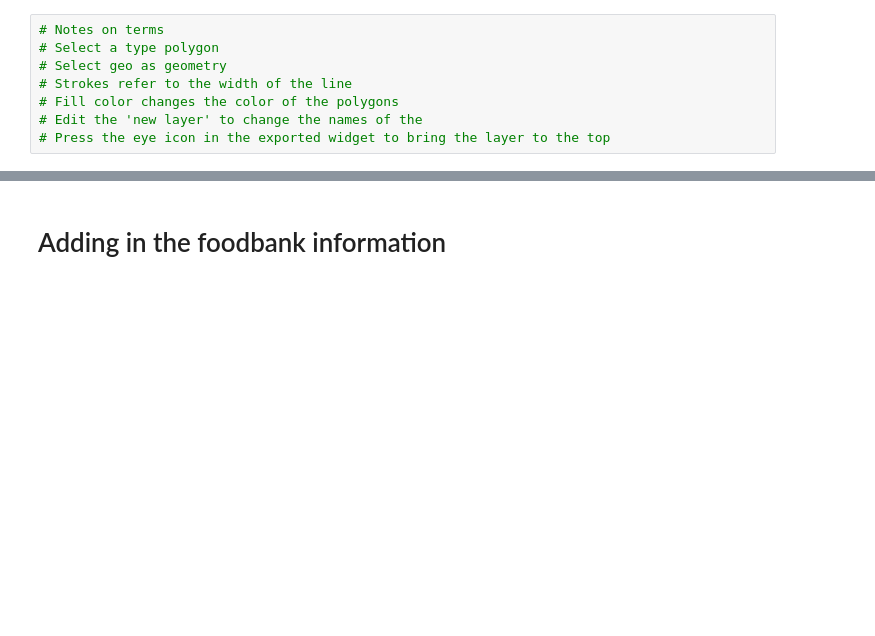
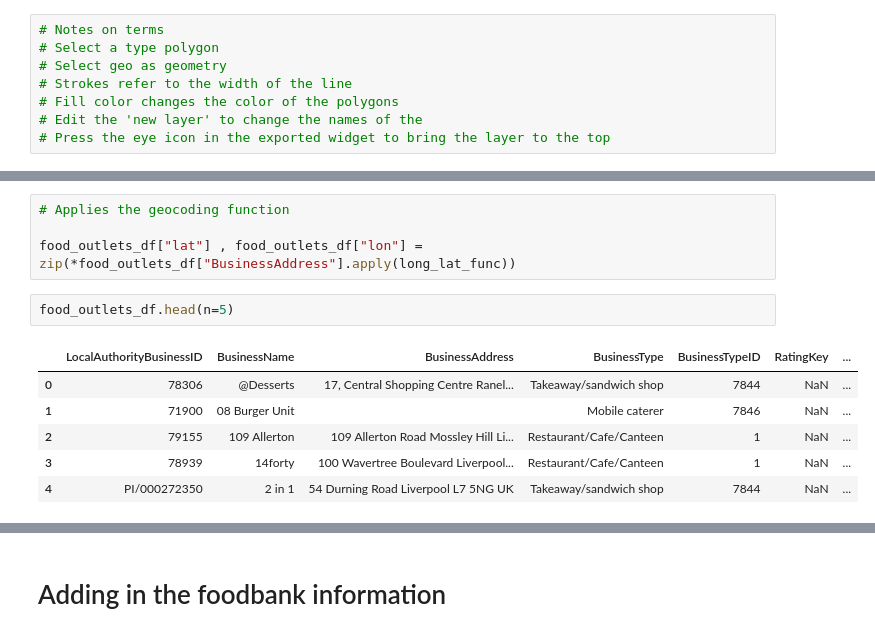
Before and after one commit to johnardavies/City_map, a Jupyter notebook: City_map/Liverpool_map.ipynb, the cells around one changed output, grey strips where cells are left out. Saved outputs shown, nothing was run; the diff lists cells and outputs as text; blank space fills up the shorter version.

```diff
--- a/City_map/Liverpool_map.ipynb
+++ b/City_map/Liverpool_map.ipynb
@@ -47,0 +167,13 @@ Requirement already satisfied: geographiclib<2,>=1.49 in /opt/anaconda3/envs/cit
+# %%
+# Applies the geocoding function
+
+food_outlets_df["lat"] , food_outlets_df["lon"] = zip(*food_outlets_df["BusinessAddress"].apply(long_lat_func))
+# %%
+food_outlets_df.head(n=5)
+# %% [output]
+|  | LocalAuthorityBusinessID | BusinessName | BusinessAddress | BusinessType | BusinessTypeID | RatingKey | ... |
+| 0 | 78306 | @Desserts | 17, Central Shopping Centre Ranel... | Takeaway/sandwich shop | 7844 | NaN | ... |
+| 1 | 71900 | 08 Burger Unit |  | Mobile caterer | 7846 | NaN | ... |
+| 2 | 79155 | 109 Allerton | 109 Allerton Road Mossley Hill Li... | Restaurant/Cafe/Canteen | 1 | NaN | ... |
+| 3 | 78939 | 14forty | 100 Wavertree Boulevard Liverpool... | Restaurant/Cafe/Canteen | 1 | NaN | ... |
+| 4 | PI/000272350 | 2 in 1 | 54 Durning Road Liverpool L7 5NG UK | Takeaway/sandwich shop | 7844 | NaN | ... |
```
Also changed, not shown: parts of 14 cells of this notebook.
